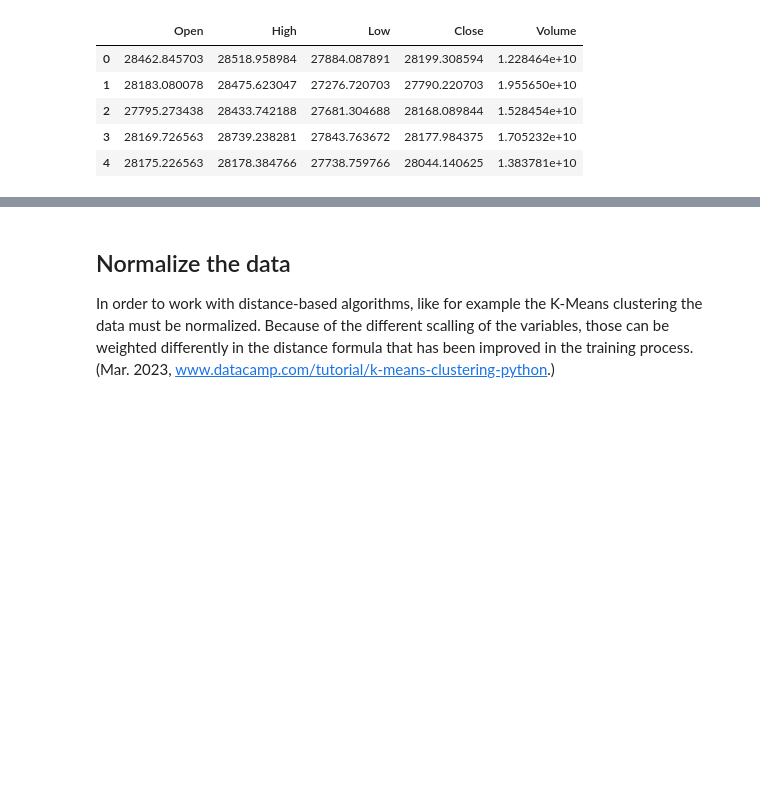
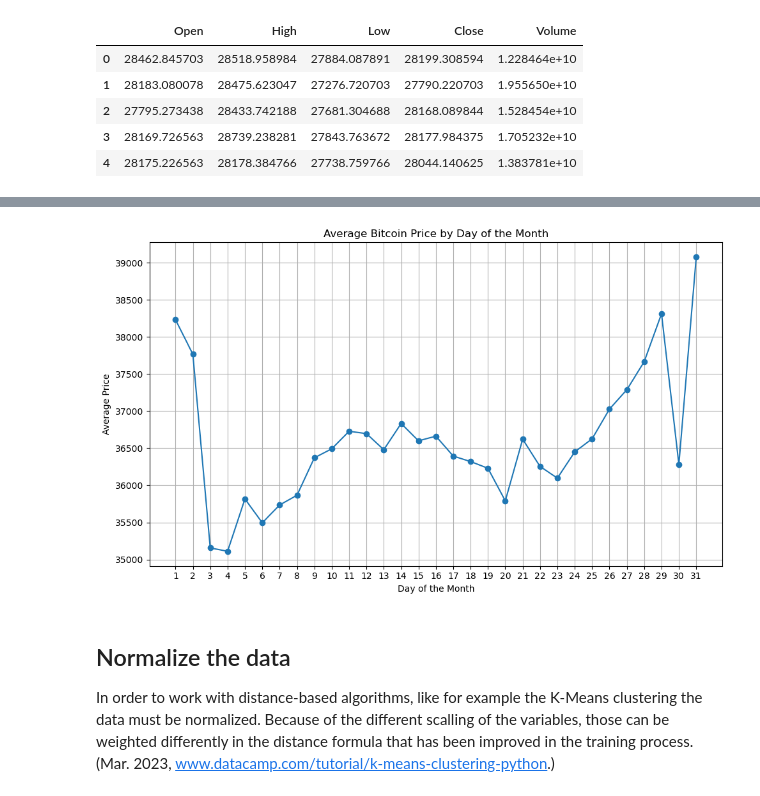
Before and after one commit to TatiHelena/ML_for_Business, a Jupyter notebook: TatianeHAlves_HDFT_MLforBusiness_CA1_24.ipynb, the cells around one changed output, grey strips where cells are left out. Saved outputs shown, nothing was run; the diff lists cells and outputs as text; code cells hidden in the pictures; blank space fills up the shorter version.

```diff
--- a/TatianeHAlves_HDFT_MLforBusiness_CA1_24.ipynb
+++ b/TatianeHAlves_HDFT_MLforBusiness_CA1_24.ipynb
@@ -187,3 +215,28 @@ g.add_legend()
+# %%
+import pandas as pd
+import matplotlib.pyplot as plt
+
+#Transform the feature Date into datetime dtype
+df['Date'] = pd.to_datetime(df['Date'])
+
+# Extract day of the month from the 'Date' column
+df['Day_of_month'] = df['Date'].dt.day
+
+# Group the data by day of the month and calculate the average price for each day
+average_prices_by_day = df.groupby('Day_of_month')['Open'].mean()
+
+# Plot the average prices
+plt.figure(figsize=(10, 6))
+plt.plot(average_prices_by_day, marker='o', linestyle='-')
+plt.title('Average Bitcoin Price by Day of the Month')
+plt.xlabel('Day of the Month')
+plt.ylabel('Average Price')
+plt.grid(True)
+plt.xticks(range(1, 32))  # Set xticks for each day of the month
+plt.tight_layout()
+plt.show()
+# %% [output]
+[figure, added]
 # %% [markdown]
 ## Normalize the data
 
```
Also changed, not shown: parts of 46 cells of this notebook.
